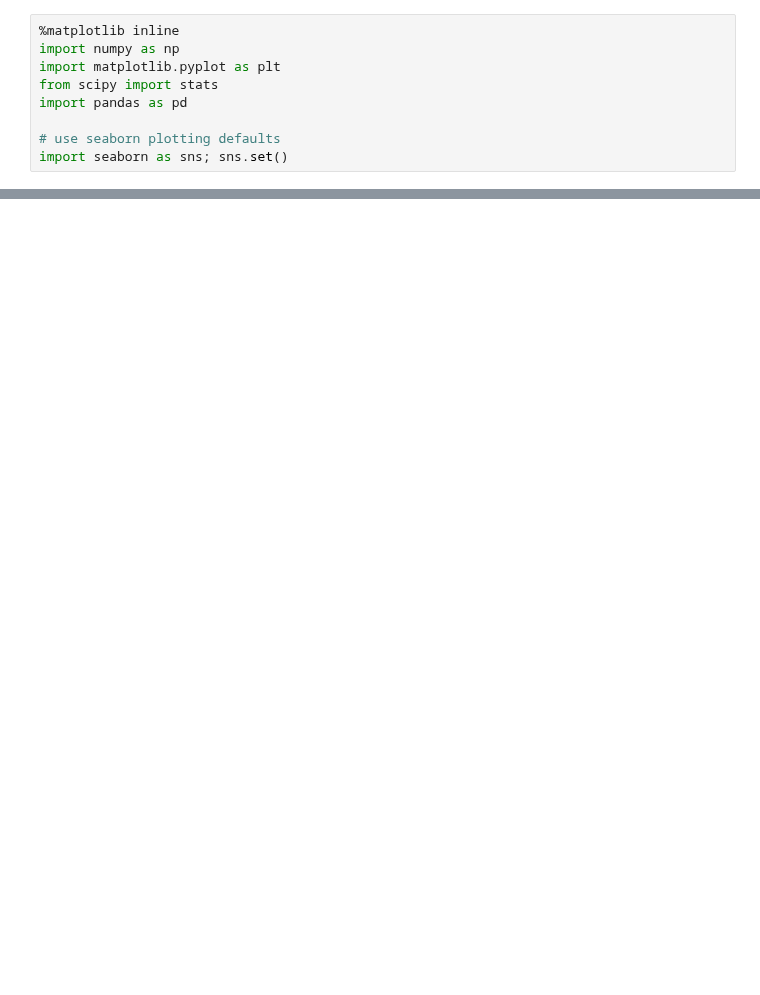
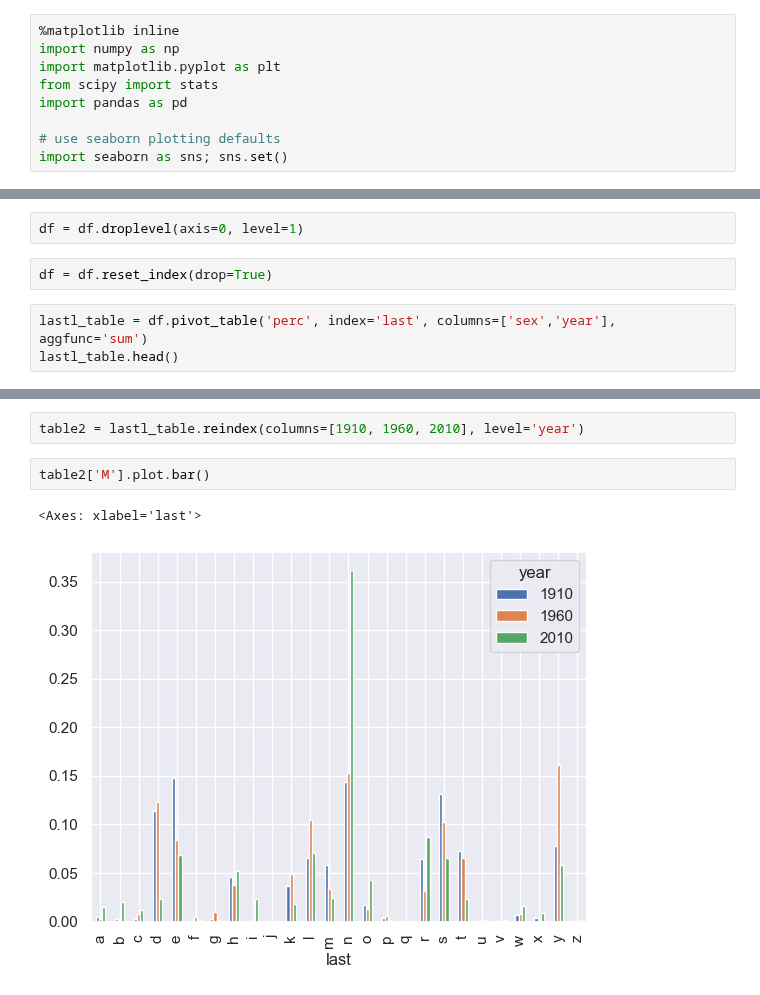
Before and after one commit to S3tuit/jup_lab, a Jupyter notebook: test.ipynb, the cells around one changed output, grey strips where cells are left out. Cells and saved outputs as stored; diff of their text form; blank space fills up the shorter version.

```diff
--- a/test.ipynb
+++ b/test.ipynb
@@ -447,0 +118,7 @@ Name: value, dtype: float64
+# %%
+df = df.droplevel(axis=0, level=1)
+# %%
+df = df.reset_index(drop=True)
+# %%
+lastl_table = df.pivot_table('perc', index='last', columns=['sex','year'], aggfunc='sum')
+lastl_table.head()
@@ -447,0 +135,7 @@ Name: value, dtype: float64
+# %%
+table2 = lastl_table.reindex(columns=[1910, 1960, 2010], level='year')
+# %%
+table2['M'].plot.bar()
+# %% [output]
+<Axes: xlabel='last'>
+[figure, added]
```
Also changed, not shown: parts of 50 cells of this notebook, 7 other files.
